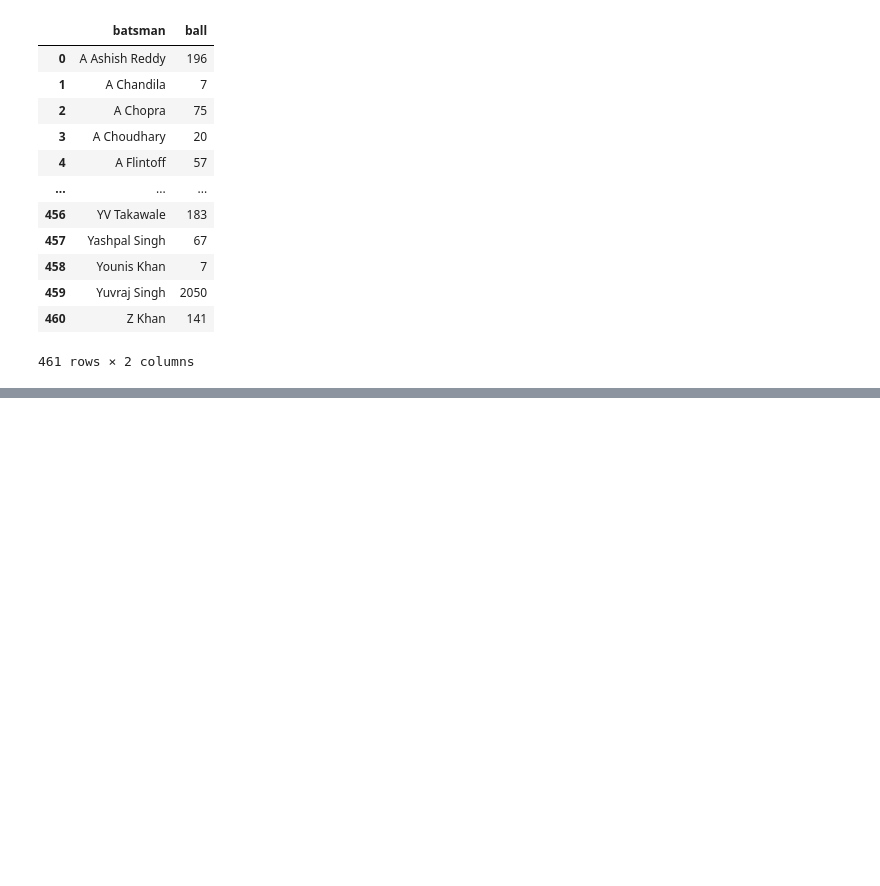
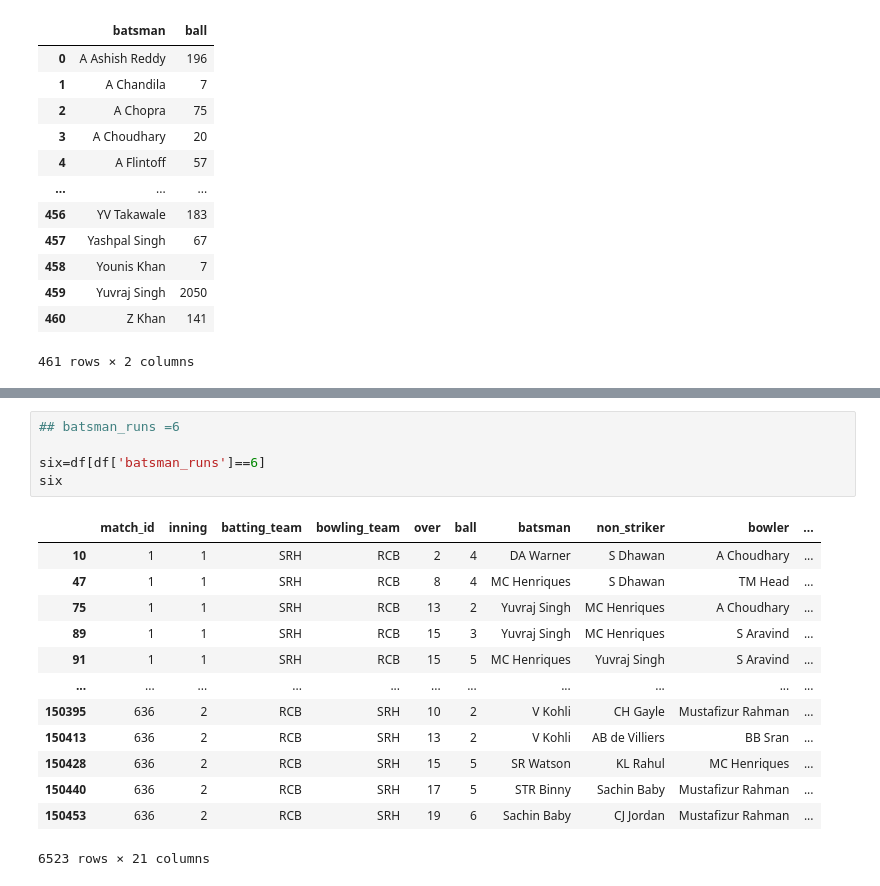
Before and after one commit to sheddyranking/IPL_Data_Analysis, a Jupyter notebook: deliveries_production.ipynb, the cells around one changed output, grey strips where cells are left out. Cells and saved outputs as stored; diff of their text form; blank space fills up the shorter version.

```diff
--- a/deliveries_production.ipynb
+++ b/deliveries_production.ipynb
@@ -315,0 +355,19 @@ runs
+# %%
+## batsman_runs =6
+
+six=df[df['batsman_runs']==6]
+six
+# %% [output]
+|  | match_id | inning | batting_team | bowling_team | over | ball | batsman | non_striker | bowler | ... |
+| 10 | 1 | 1 | SRH | RCB | 2 | 4 | DA Warner | S Dhawan | A Choudhary | ... |
+| 47 | 1 | 1 | SRH | RCB | 8 | 4 | MC Henriques | S Dhawan | TM Head | ... |
+| 75 | 1 | 1 | SRH | RCB | 13 | 2 | Yuvraj Singh | MC Henriques | A Choudhary | ... |
+| 89 | 1 | 1 | SRH | RCB | 15 | 3 | Yuvraj Singh | MC Henriques | S Aravind | ... |
+| 91 | 1 | 1 | SRH | RCB | 15 | 5 | MC Henriques | Yuvraj Singh | S Aravind | ... |
+| ... | ... | ... | ... | ... | ... | ... | ... | ... | ... | ... |
+| 150395 | 636 | 2 | RCB | SRH | 10 | 2 | V Kohli | CH Gayle | Mustafizur Rahman | ... |
+| 150413 | 636 | 2 | RCB | SRH | 13 | 2 | V Kohli | AB de Villiers | BB Sran | ... |
+| 150428 | 636 | 2 | RCB | SRH | 15 | 5 | SR Watson | KL Rahul | MC Henriques | ... |
+| 150440 | 636 | 2 | RCB | SRH | 17 | 5 | STR Binny | Sachin Baby | Mustafizur Rahman | ... |
+| 150453 | 636 | 2 | RCB | SRH | 19 | 6 | Sachin Baby | CJ Jordan | Mustafizur Rahman | ... |
+6523 rows × 21 columns
```
Also changed, not shown: parts of 8 cells of this notebook.
